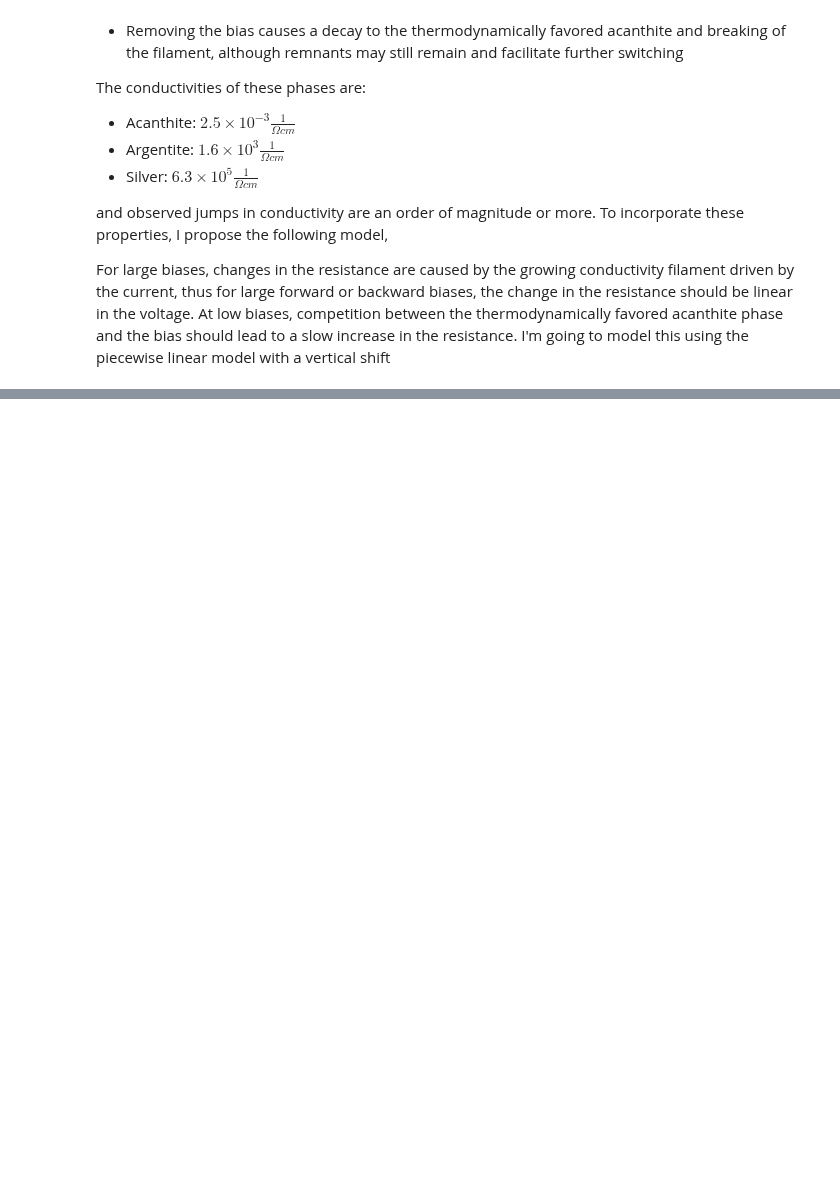
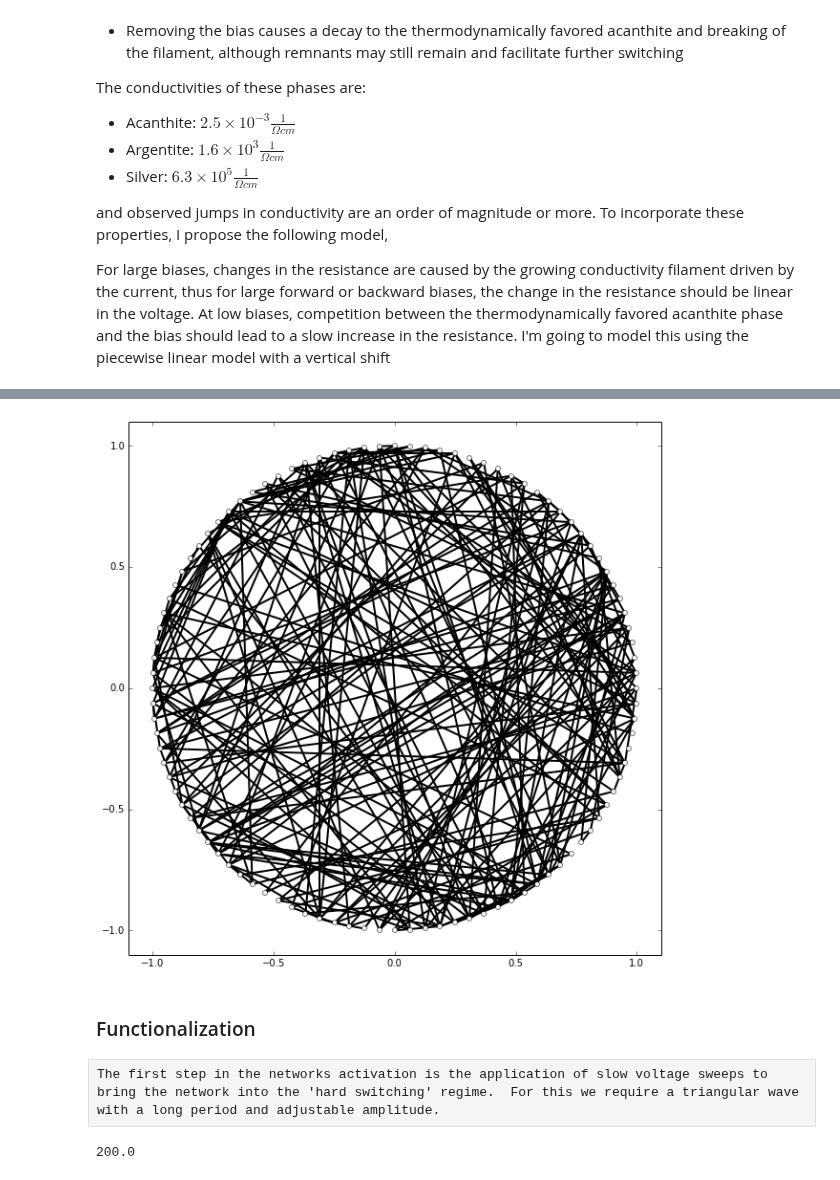
Before and after one commit to forrestsheldon/memNets, a Jupyter notebook: Atomic_Switch_Networks.ipynb, the cells around one changed output, grey strips where cells are left out. Saved outputs shown, nothing was run; the diff lists cells and outputs as text; code cells hidden in the pictures; blank space fills up the shorter version.

```diff
--- a/Atomic_Switch_Networks.ipynb
+++ b/Atomic_Switch_Networks.ipynb
@@ -88,0 +92,3 @@ ax.set_title("Resistance learning rule for Voltage Controlled Memristor")
+# %%
+def XtoG(X):
+    return X + X.T
@@ -88,0 +100,23 @@ ax.set_title("Resistance learning rule for Voltage Controlled Memristor")
+# %%
+num_nodes = 100
+Adj =  gen_adj.random_graph(num_nodes, np.log(num_nodes) / num_nodes, undirected=True)
+# %%
+rows, cols = Adj.nonzero()
+threshold_voltages = Adj.copy()
+M = Adj / R_OFF
+v_initial = np.empty((num_nodes,)) * np.nan
+v_initial[0] = 0
+v_initial[-1] = 0
+# %%
+ASnet = memnets.MemristorNetwork(M.copy(), v_initial, XtoG, AS_G_xdot, jacobian=None,
+                           threshold_voltages=threshold_voltages, G_ON=1./R_ON, G_OFF=1./R_OFF)
+ASnet.solve_voltages('cg')
+# %%
+fig, ax = plt.subplots(figsize=(10, 10))
+ASnet.display_network(ax, 'voltage')
+# %% [output]
+[figure, added]
+# %% [markdown]
+### Functionalization
+# %% [raw]
+The first step in the networks activation is the application of slow voltage sweeps to bring the network into the 'hard switching' regime.  For this we require a triangular wave with a long period and adjustable amplitude.
@@ -88,0 +125,6 @@ ax.set_title("Resistance learning rule for Voltage Controlled Memristor")
+# %%
+t_beta = R_OFF / (beta * 1.)              # switching timescale
+T = 2 * 1000 * t_beta
+t_final = 5 T
+# %% [output]
+200.0
```
Also changed, not shown: parts of 5 cells of this notebook, 2 other files.
